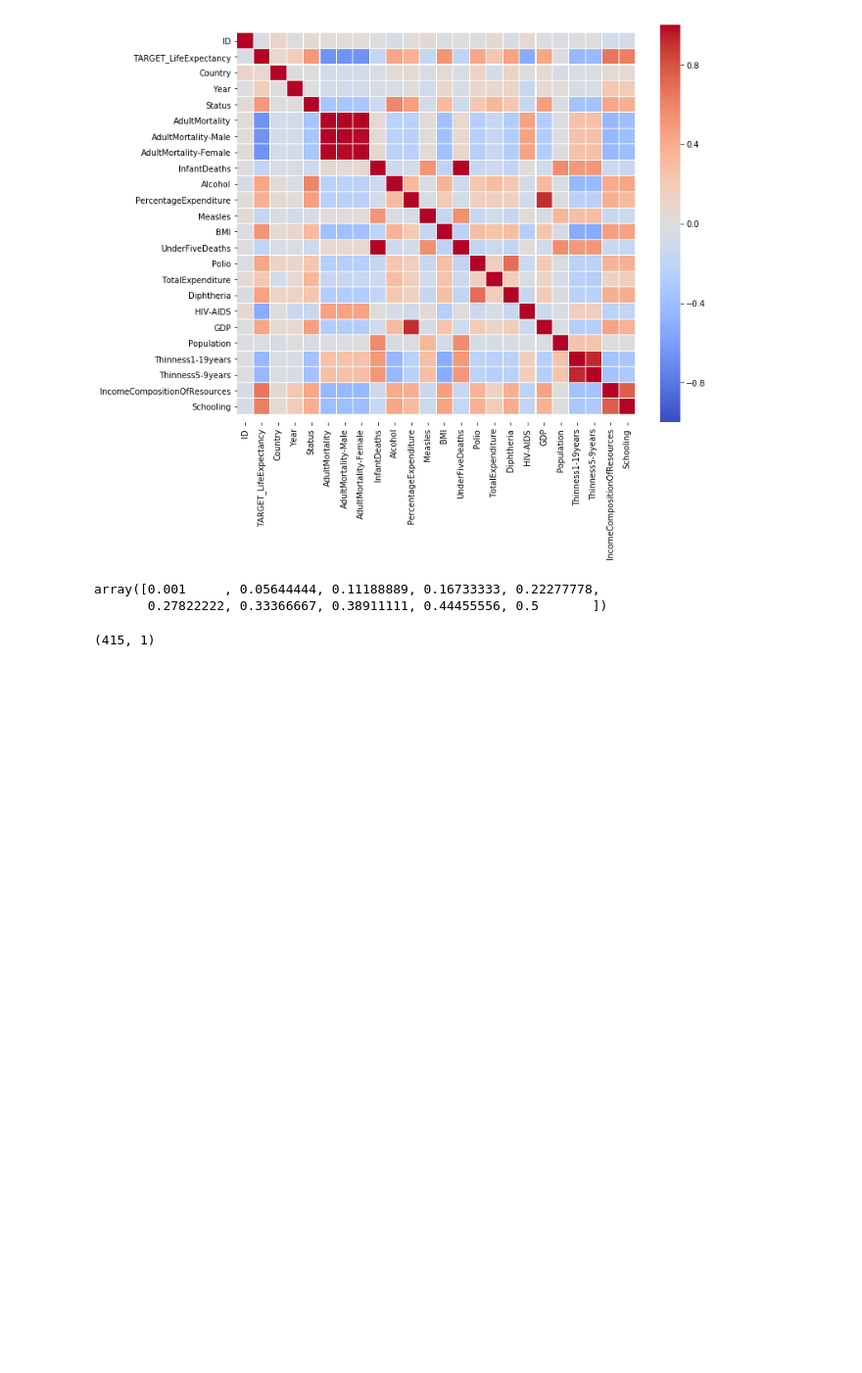
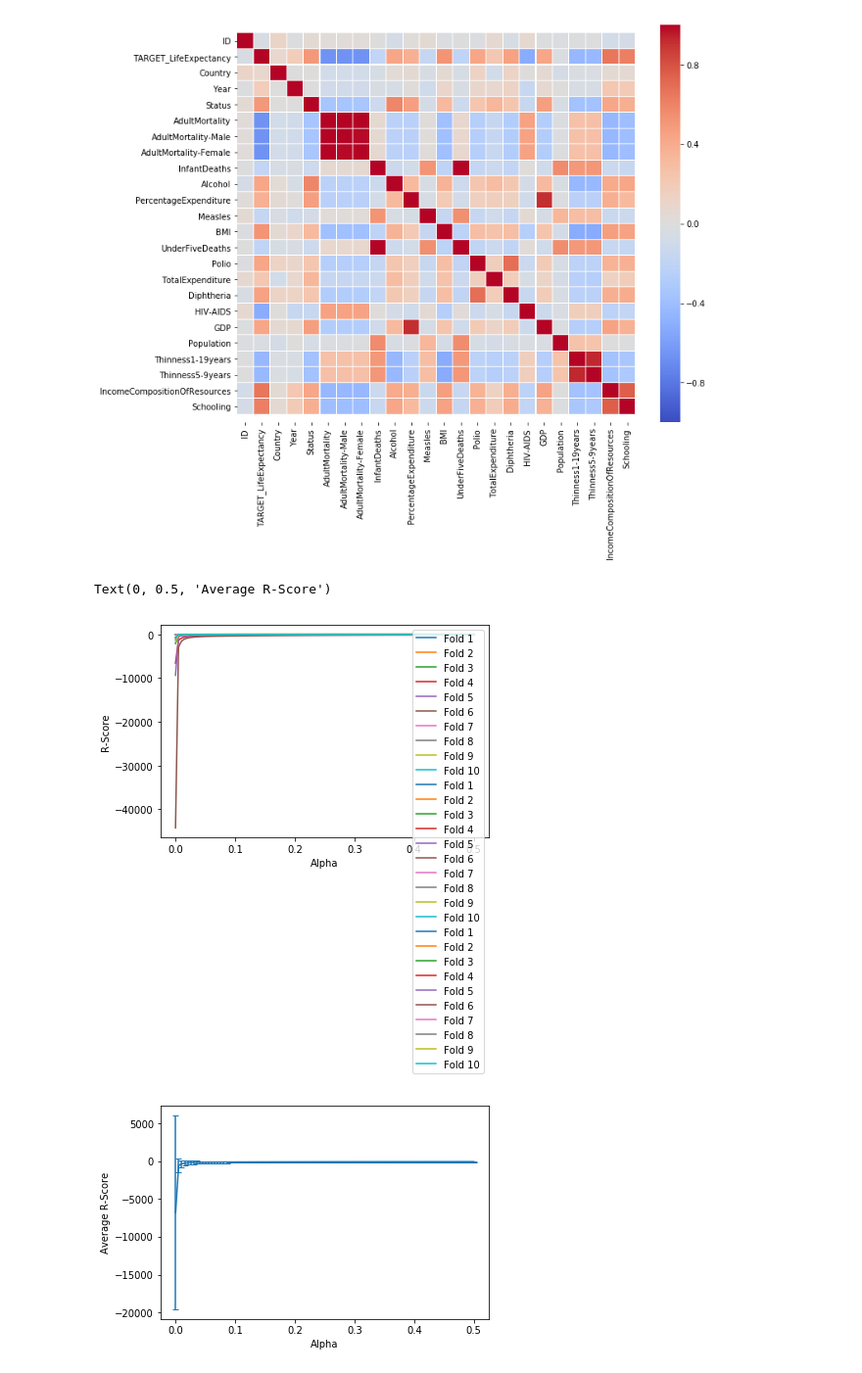
Before and after one commit to nugyn/ML-Assignment-1, a Jupyter notebook: Assignment-1.ipynb, the cells around one changed output. Shown: that part at 98% size. Saved outputs shown, nothing was run; the diff lists cells and outputs as text; code cells hidden in the pictures; blank space fills up the shorter version.

```diff
--- a/Assignment-1.ipynb
+++ b/Assignment-1.ipynb
@@ -90,25 +89,65 @@ X_test = pd.DataFrame(X_test_values_scaled, columns=X_test_DF.columns)
 from sklearn import model_selection
 number_splits = 10
 kFold = model_selection.KFold(n_splits=number_splits, shuffle=True)
-# %%
-lRegPara = np.linspace(0.001,0.5,num=10)
-lRegPara
-# %% [output]
-array([0.001     , 0.05644444, 0.11188889, 0.16733333, 0.22277778,
-       0.27822222, 0.33366667, 0.38911111, 0.44455556, 0.5       ])
 # %%
-#Split the train.csv into 80/20 split into a training set (80%) to testing set(20%)
-# Training set will be cross validated, to tune the parameters of our model
-# Test set will be used to test our tuning
+# Split the train.csv into 80/20 split into a training set (80%) to testing set(20%)
 from sklearn.model_selection import train_test_split
 
 train_X, test_X = train_test_split(X_train, test_size=0.2, shuffle = False)
 train_Y, test_Y = train_test_split(Y_train, test_size=0.2, shuffle = False)
-# print(train_X)
-# print(test_X.shape)
-# print(train_Y.shape)
-print(test_Y.shape)
-# %% [output]
-(415, 1)
+# %%
+# Splitting Training and Validation set, via KFold Method
+lRegPara = np.linspace(0.0001,0.5,num=100)
+from sklearn.preprocessing import PolynomialFeatures
+from sklearn.metrics import r2_score
+lResults = np.zeros((number_splits,len(lRegPara)))
+best_r2_perDegree= []
+alpha_results = {}
+r2_results = []
+
+# Determine optimal Polynomial Regression degree
+for i in range(1, 4):
+    polyFeat = PolynomialFeatures(degree=i, include_bias=True)
+    nsplit = 0
+    lResults = np.zeros((number_splits, len(lRegPara)))
+
+    # Cross Validate differing values of alpha for Lasso Regression
+    for trainIndex, validIndex in kFold.split(train_X):
+
+        # Get the training and validation data
+        trainX = np.array(train_X.loc[trainIndex])
+        trainY = np.array(train_Y.loc[trainIndex])
+        validX = np.array(train_X.loc[validIndex])
+        validY = np.array(train_Y.loc[validIndex])
+
+        # Fit Polynomial Model
+        polyFitTrainX = polyFeat.fit_transform(trainX)
+        polyFitValidX = polyFeat.fit_transform(validX)
+
+        for j, regPara in enumerate(lRegPara):
+            polyLassoReg = linear_model.Ridge(alpha=regPara, normalize=False, tol=0.1)
+            model = polyLassoReg.fit(polyFitTrainX, trainY) # Train model with above configuration
+            predY = polyLassoReg.predict(polyFitValidX)
+            r2 = r2_score(validY, predY, multioutput='raw_values')
+            alpha_results[str(r2)] = (regPara)
+            r2_results.append((r2))
+            lResults[nsplit, j] = (r2)
+
+        plt.plot(lRegPara, lResults[nsplit, :], label='Fold '+str(nsplit+1))
+        nsplit = nsplit + 1
+    best_r2_perDegree.append(np.max(r2_results))
+
+plt.xlabel("Alpha")
+plt.ylabel("R-Score")
+plt.legend()
+
+plt.figure()
+plt.errorbar(lRegPara, np.mean(lResults,axis=0), yerr=np.std(lResults,axis=0),capsize=3)
+plt.xlabel("Alpha")
+plt.ylabel("Average R-Score")
+# %% [output]
+Text(0, 0.5, 'Average R-Score')
+[figure, added]
+[figure, added]
 # %%
 # Splitting Training and Validation set, via KFold Method
```
Also changed, not shown: parts of 12 cells of this notebook, 1 other file.
